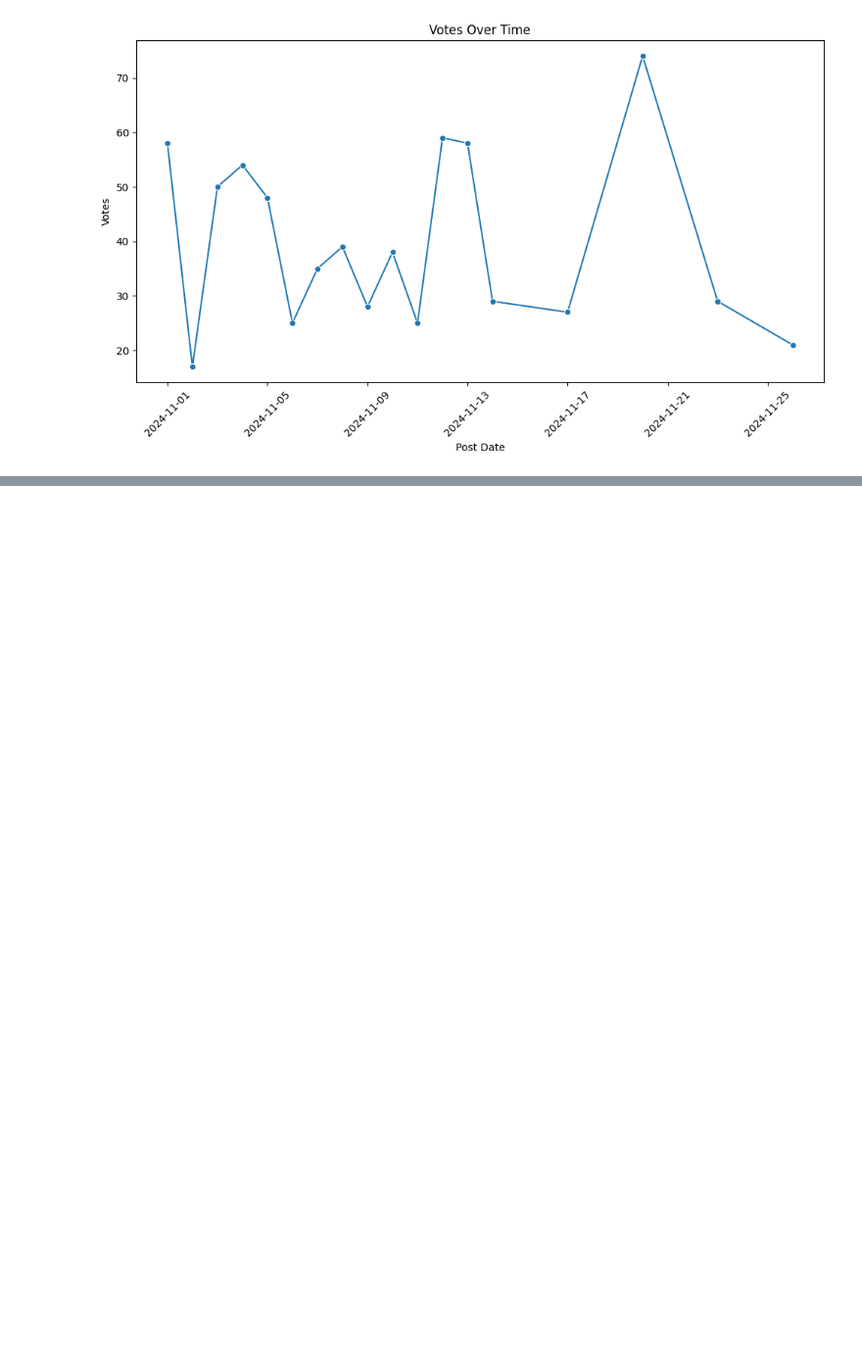
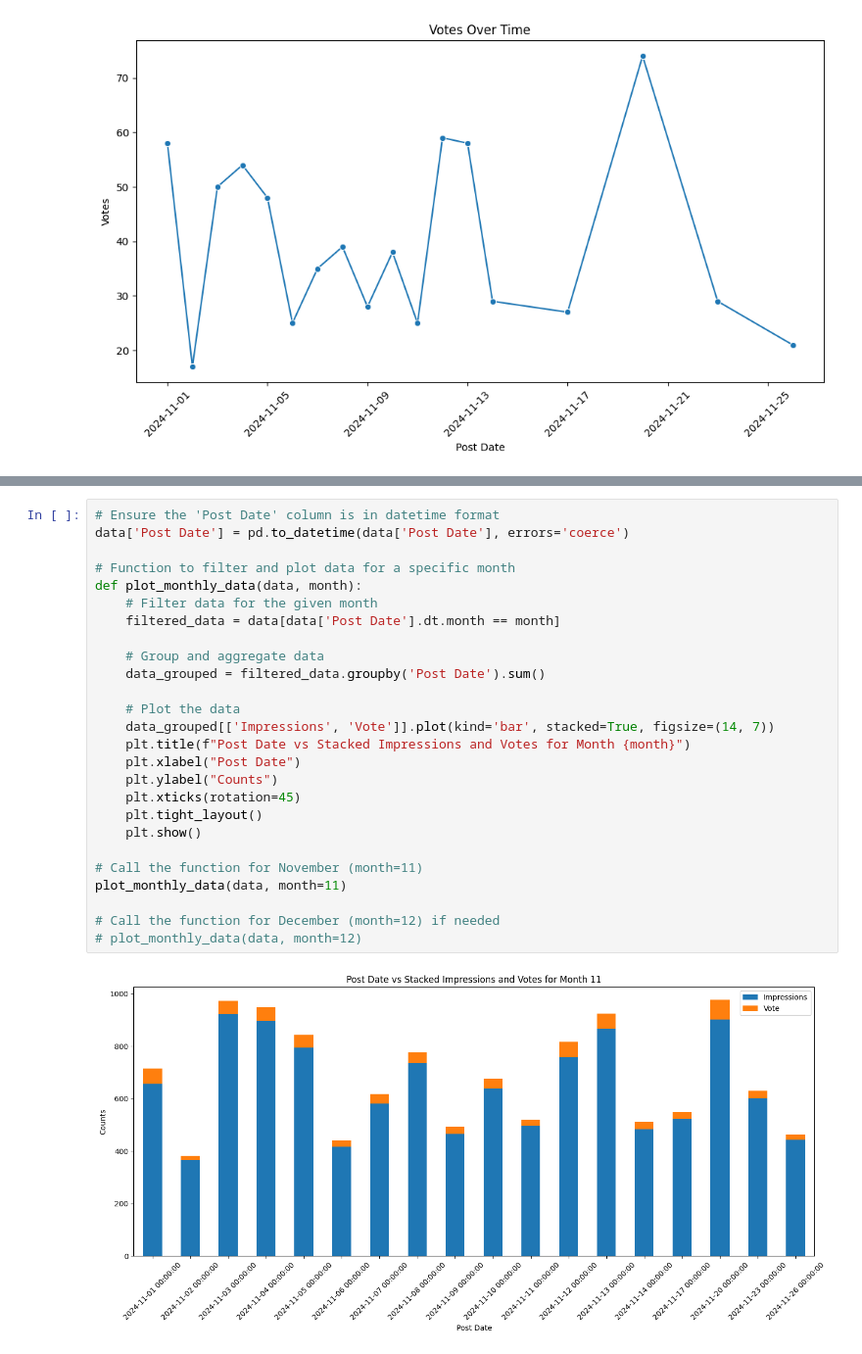
Before and after one commit to vivekvarma2003/Data_visualization, a Jupyter notebook: data_visualization_using_API.ipynb, the cells around one changed output, grey strips where cells are left out. Shown at 98% size. Saved outputs shown, nothing was run; the diff lists cells and outputs as text; blank space fills up the shorter version.

```diff
--- a/data_visualization_using_API.ipynb
+++ b/data_visualization_using_API.ipynb
@@ -90,0 +130,28 @@ plt.show()
+# %%
+# Ensure the 'Post Date' column is in datetime format
+data['Post Date'] = pd.to_datetime(data['Post Date'], errors='coerce')
+
+# Function to filter and plot data for a specific month
+def plot_monthly_data(data, month):
+    # Filter data for the given month
+    filtered_data = data[data['Post Date'].dt.month == month]
+
+    # Group and aggregate data
+    data_grouped = filtered_data.groupby('Post Date').sum()
+
+    # Plot the data
+    data_grouped[['Impressions', 'Vote']].plot(kind='bar', stacked=True, figsize=(14, 7))
+    plt.title(f"Post Date vs Stacked Impressions and Votes for Month {month}")
+    plt.xlabel("Post Date")
+    plt.ylabel("Counts")
+    plt.xticks(rotation=45)
+    plt.tight_layout()
+    plt.show()
+
+# Call the function for November (month=11)
+plot_monthly_data(data, month=11)
+
+# Call the function for December (month=12) if needed
+# plot_monthly_data(data, month=12)
+# %% [output]
+[figure, added]
```
Also changed, not shown: parts of 3 cells of this notebook.
